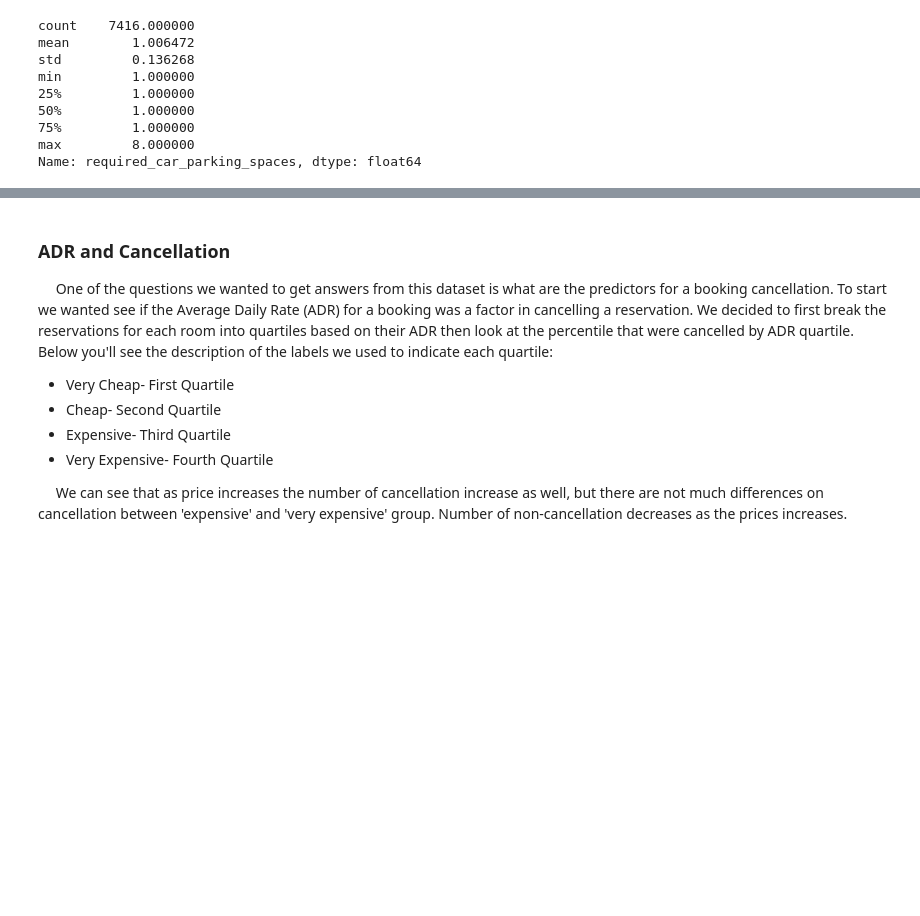
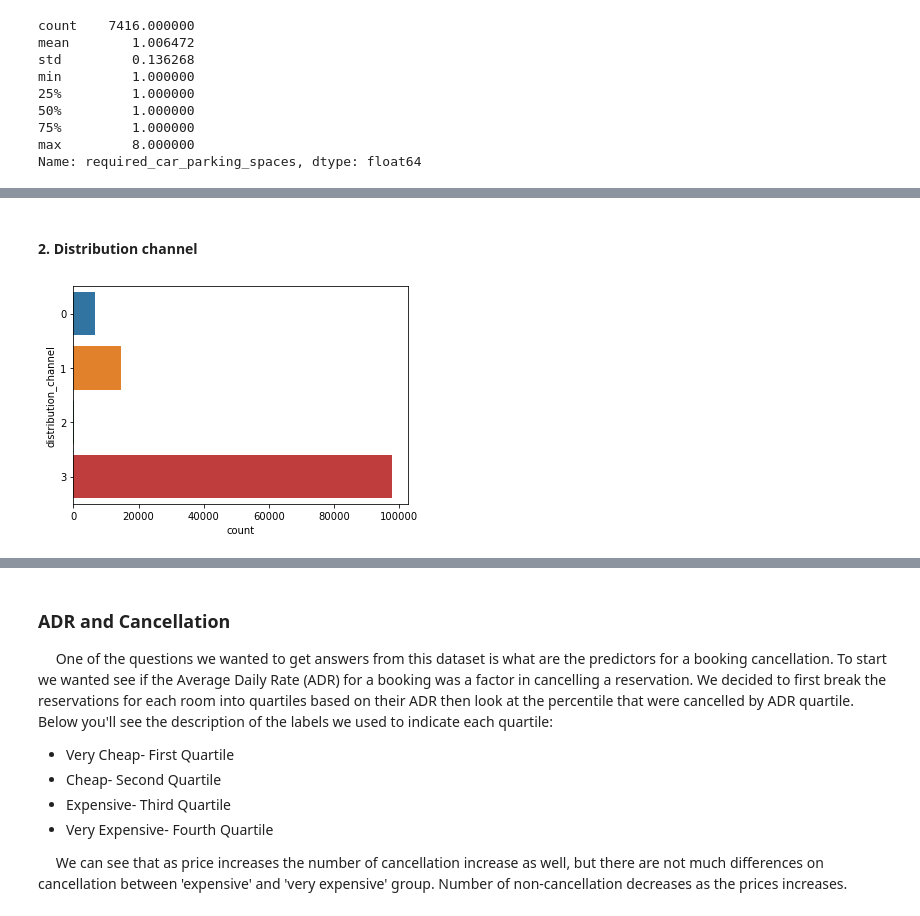
Before and after one commit to olmosjorge28/DS7331_ML1_ASSINGMENTS, a Jupyter notebook: lab1/Lab_1_notebook.ipynb, the cells around one changed output, grey strips where cells are left out. Cells and saved outputs as stored; diff of their text form; code cells hidden in the pictures; blank space fills up the shorter version.

```diff
--- a/lab1/Lab_1_notebook.ipynb
+++ b/lab1/Lab_1_notebook.ipynb
@@ -678,0 +715,7 @@ Name: required_car_parking_spaces, dtype: float64
+# %% [markdown]
+#### 2. Distribution channel
+# %%
+sns.countplot(y="distribution_channel", data=hotel_bookings_transform)
+plt.show()
+# %% [output]
+[figure, added]
```
Also changed, not shown: parts of 19 cells of this notebook.
